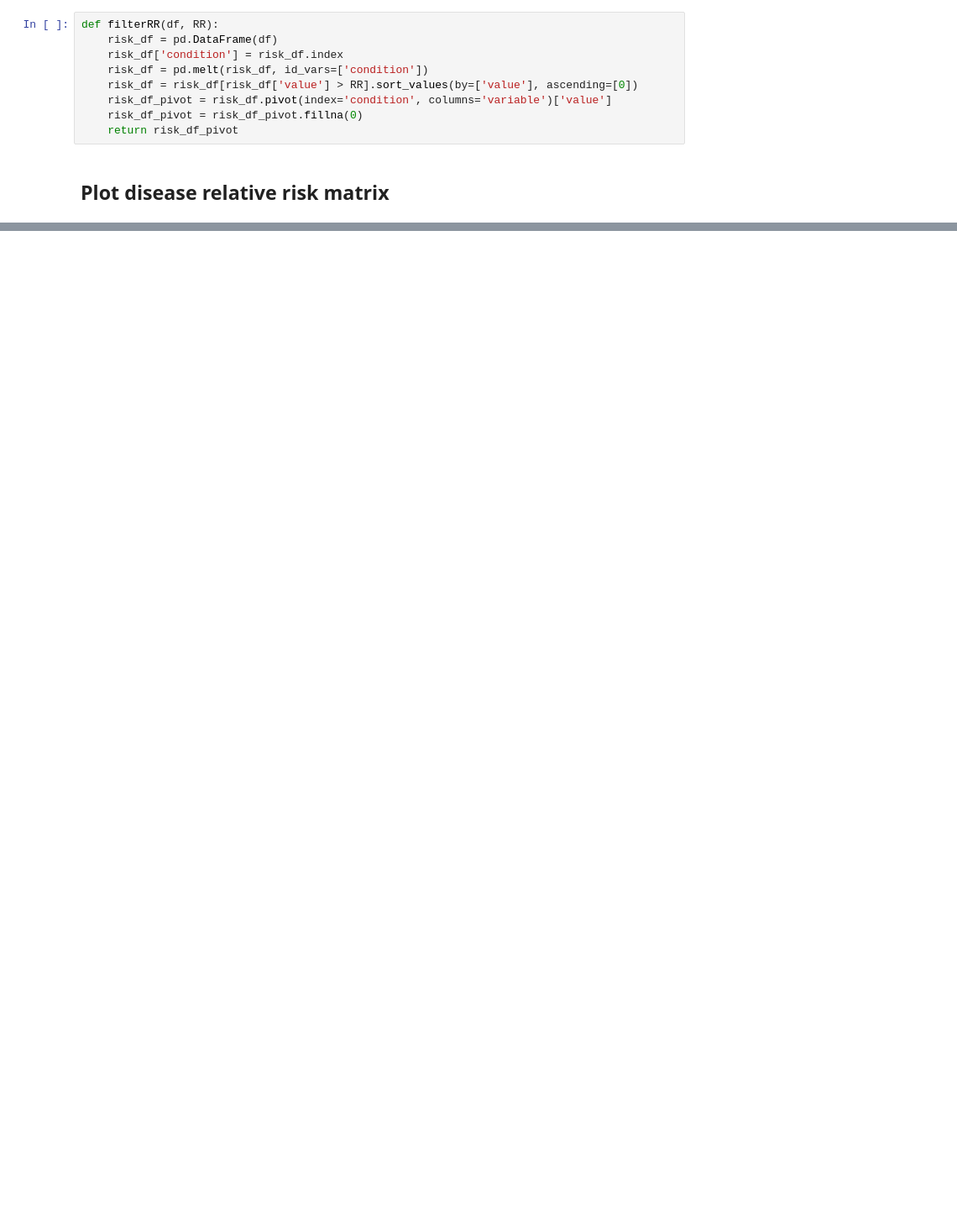
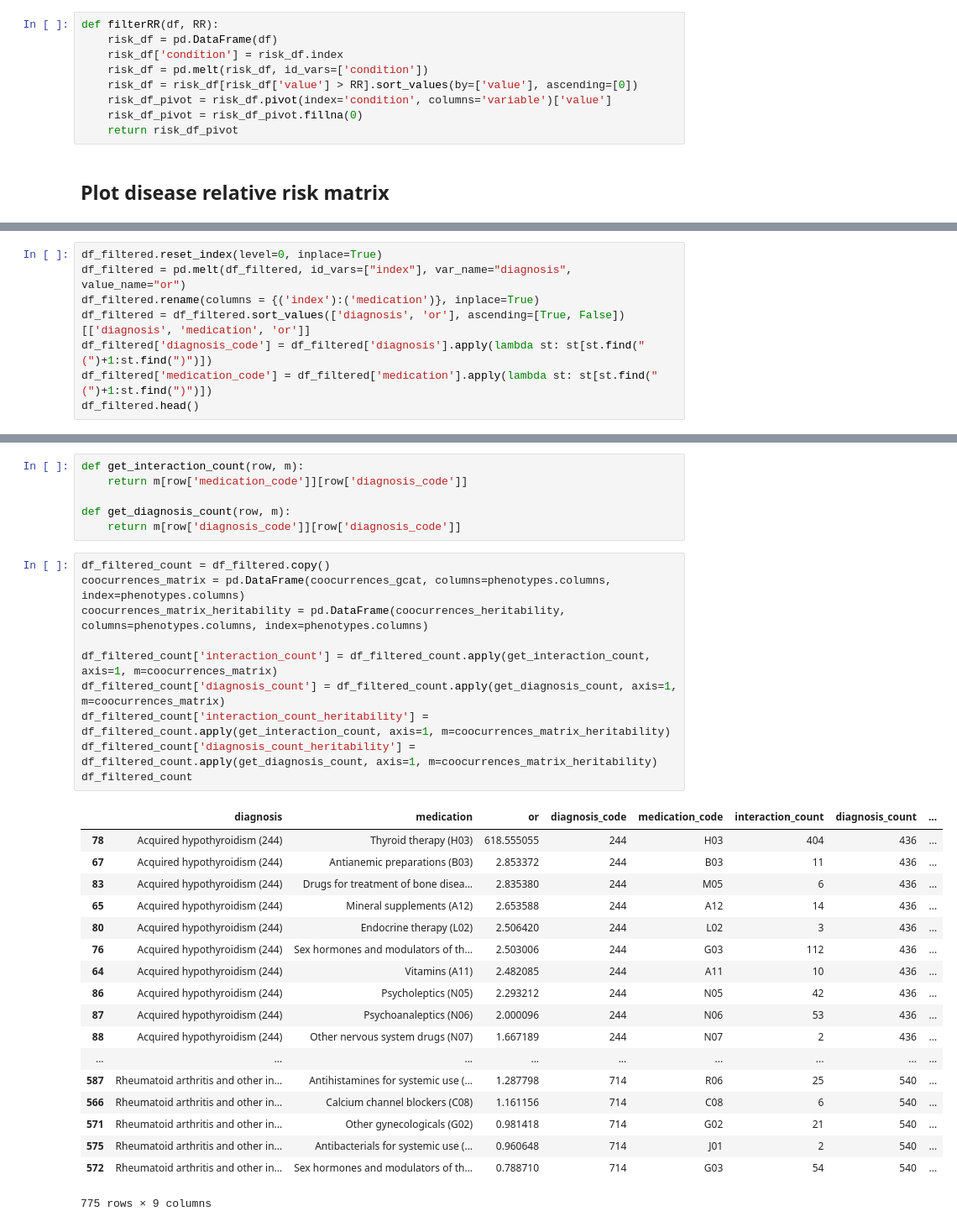
Before and after one commit to xdurana/gcat-health-forecast, a Jupyter notebook: notebooks/Drugs and medications correlation matrix.ipynb, the cells around one changed output, grey strips where cells are left out. Shown at 84% size. Drawn from its saved outputs; the diff is of its cells as text; blank space fills up the shorter version.

```diff
--- a/notebooks/Drugs and medications correlation matrix.ipynb
+++ b/notebooks/Drugs and medications correlation matrix.ipynb
@@ -141,0 +210,8 @@ plt
+# %%
+df_filtered.reset_index(level=0, inplace=True)
+df_filtered = pd.melt(df_filtered, id_vars=["index"], var_name="diagnosis", value_name="or")
+df_filtered.rename(columns = {('index'):('medication')}, inplace=True)
+df_filtered = df_filtered.sort_values(['diagnosis', 'or'], ascending=[True, False])[['diagnosis', 'medication', 'or']]
+df_filtered['diagnosis_code'] = df_filtered['diagnosis'].apply(lambda st: st[st.find("(")+1:st.find(")")])
+df_filtered['medication_code'] = df_filtered['medication'].apply(lambda st: st[st.find("(")+1:st.find(")")])
+df_filtered.head()
@@ -141,0 +225,35 @@ plt
+# %%
+def get_interaction_count(row, m):
+    return m[row['medication_code']][row['diagnosis_code']]
+
+def get_diagnosis_count(row, m):
+    return m[row['diagnosis_code']][row['diagnosis_code']]
+# %%
+df_filtered_count = df_filtered.copy()
+coocurrences_matrix = pd.DataFrame(coocurrences_gcat, columns=phenotypes.columns, index=phenotypes.columns)
+coocurrences_matrix_heritability = pd.DataFrame(coocurrences_heritability, columns=phenotypes.columns, index=phenotypes.columns)
+
+df_filtered_count['interaction_count'] = df_filtered_count.apply(get_interaction_count, axis=1, m=coocurrences_matrix)
+df_filtered_count['diagnosis_count'] = df_filtered_count.apply(get_diagnosis_count, axis=1, m=coocurrences_matrix)
+df_filtered_count['interaction_count_heritability'] = df_filtered_count.apply(get_interaction_count, axis=1, m=coocurrences_matrix_heritability)
+df_filtered_count['diagnosis_count_heritability'] = df_filtered_count.apply(get_diagnosis_count, axis=1, m=coocurrences_matrix_heritability)
+df_filtered_count
+# %% [output]
+|  | diagnosis | medication | or | diagnosis_code | medication_code | interaction_count | diagnosis_count | ... |
+| 78 | Acquired hypothyroidism (244) | Thyroid therapy (H03) | 618.555055 | 244 | H03 | 404 | 436 | ... |
+| 67 | Acquired hypothyroidism (244) | Antianemic preparations (B03) | 2.853372 | 244 | B03 | 11 | 436 | ... |
+| 83 | Acquired hypothyroidism (244) | Drugs for treatment of bone disea... | 2.835380 | 244 | M05 | 6 | 436 | ... |
+| 65 | Acquired hypothyroidism (244) | Mineral supplements (A12) | 2.653588 | 244 | A12 | 14 | 436 | ... |
+| 80 | Acquired hypothyroidism (244) | Endocrine therapy (L02) | 2.506420 | 244 | L02 | 3 | 436 | ... |
+| 76 | Acquired hypothyroidism (244) | Sex hormones and modulators of th... | 2.503006 | 244 | G03 | 112 | 436 | ... |
+| 64 | Acquired hypothyroidism (244) | Vitamins (A11) | 2.482085 | 244 | A11 | 10 | 436 | ... |
+| 86 | Acquired hypothyroidism (244) | Psycholeptics (N05) | 2.293212 | 244 | N05 | 42 | 436 | ... |
+| 87 | Acquired hypothyroidism (244) | Psychoanaleptics (N06) | 2.000096 | 244 | N06 | 53 | 436 | ... |
+| 88 | Acquired hypothyroidism (244) | Other nervous system drugs (N07) | 1.667189 | 244 | N07 | 2 | 436 | ... |
+| ... | ... | ... | ... | ... | ... | ... | ... | ... |
+| 587 | Rheumatoid arthritis and other in... | Antihistamines for systemic use (... | 1.287798 | 714 | R06 | 25 | 540 | ... |
+| 566 | Rheumatoid arthritis and other in... | Calcium channel blockers (C08) | 1.161156 | 714 | C08 | 6 | 540 | ... |
+| 571 | Rheumatoid arthritis and other in... | Other gynecologicals (G02) | 0.981418 | 714 | G02 | 21 | 540 | ... |
+| 575 | Rheumatoid arthritis and other in... | Antibacterials for systemic use (... | 0.960648 | 714 | J01 | 2 | 540 | ... |
+| 572 | Rheumatoid arthritis and other in... | Sex hormones and modulators of th... | 0.788710 | 714 | G03 | 54 | 540 | ... |
+775 rows × 9 columns
```
Also changed, not shown: parts of 33 cells of this notebook, 34 other files.
